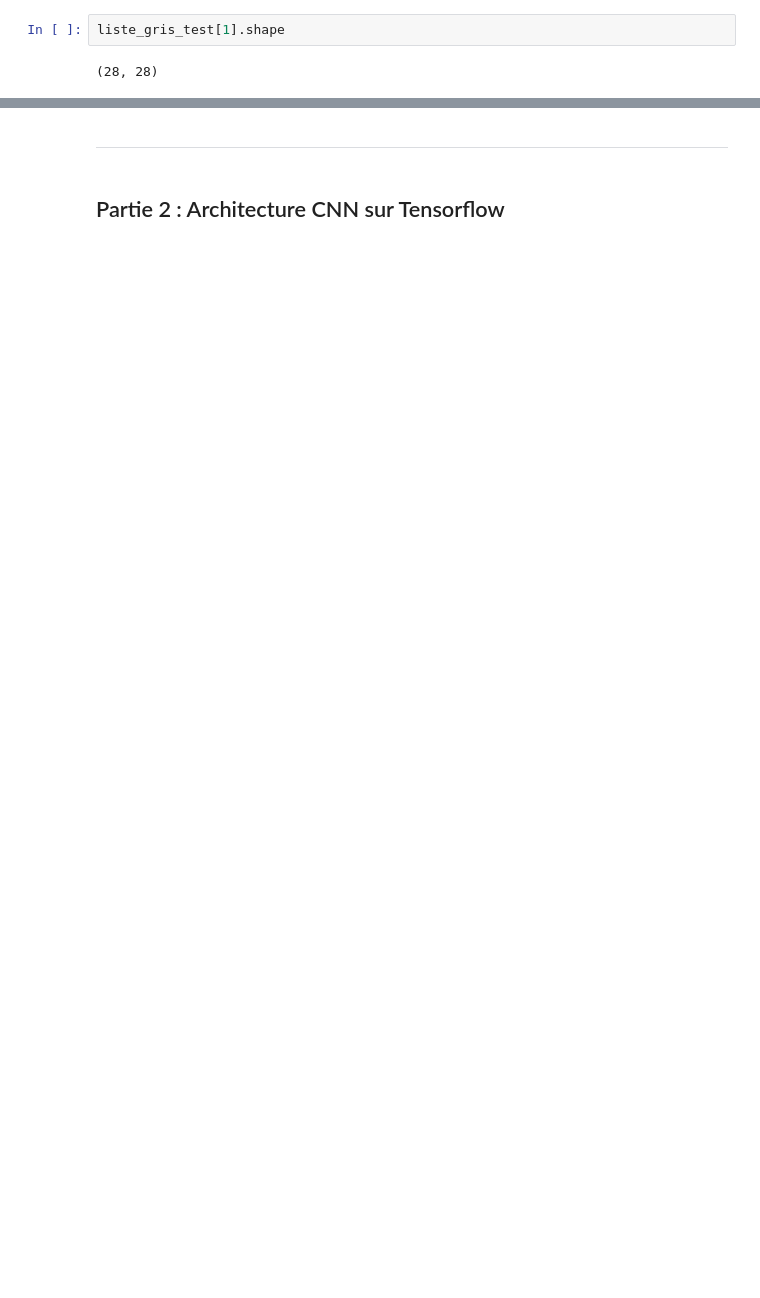
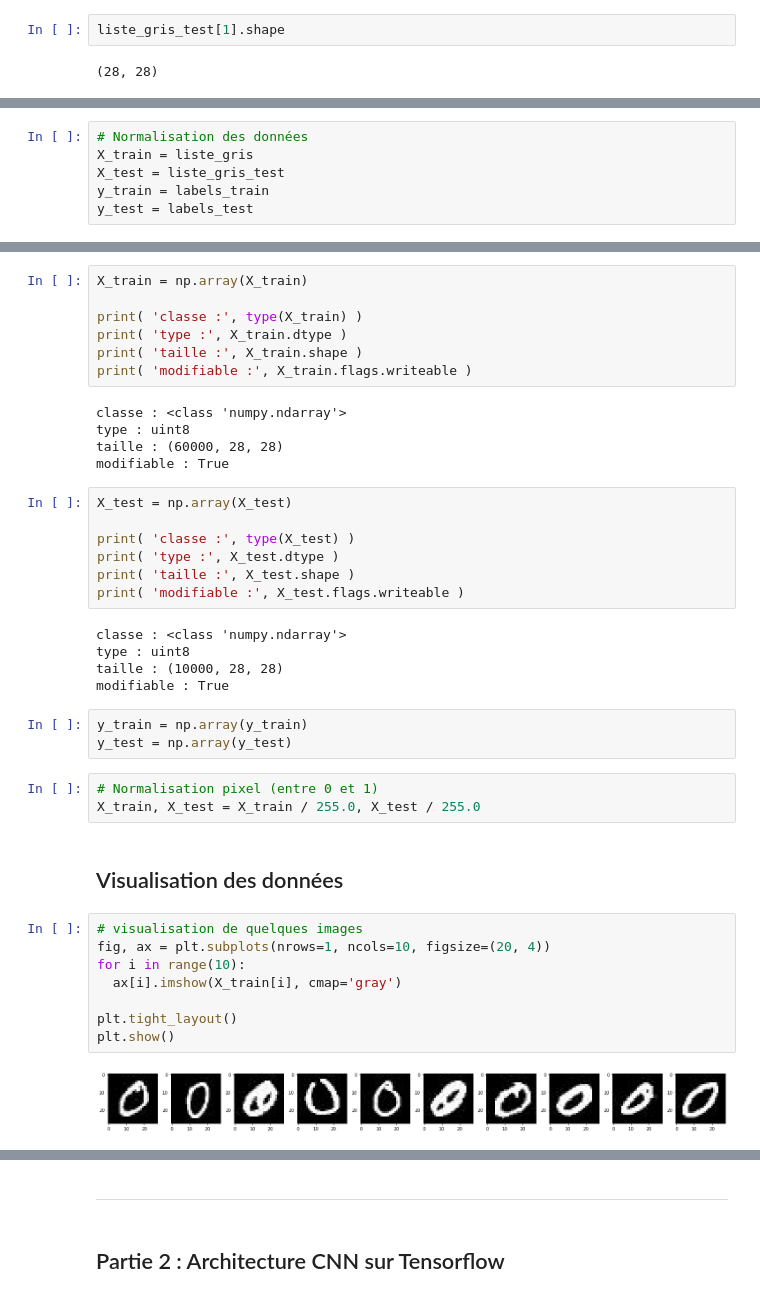
Before and after one commit to BertrandBorel/Projet_12_Classification_manuscrite, a Jupyter notebook: Classification_chiffres_manuscrits.ipynb, the cells around one changed output, grey strips where cells are left out. Drawn from its saved outputs; the diff is of its cells as text; blank space fills up the shorter version.

```diff
--- a/Classification_chiffres_manuscrits.ipynb
+++ b/Classification_chiffres_manuscrits.ipynb
@@ -137,0 +128,6 @@ liste_gris_test[1].shape
+# %%
+# Normalisation des données
+X_train = liste_gris
+X_test = liste_gris_test
+y_train = labels_train
+y_test = labels_test
@@ -137,0 +138,42 @@ liste_gris_test[1].shape
+# %%
+X_train = np.array(X_train)
+
+print( 'classe :', type(X_train) )
+print( 'type :', X_train.dtype )
+print( 'taille :', X_train.shape )
+print( 'modifiable :', X_train.flags.writeable )
+# %% [output]
+classe : <class 'numpy.ndarray'>
+type : uint8
+taille : (60000, 28, 28)
+modifiable : True
+# %%
+X_test = np.array(X_test)
+
+print( 'classe :', type(X_test) )
+print( 'type :', X_test.dtype )
+print( 'taille :', X_test.shape )
+print( 'modifiable :', X_test.flags.writeable )
+# %% [output]
+classe : <class 'numpy.ndarray'>
+type : uint8
+taille : (10000, 28, 28)
+modifiable : True
+# %%
+y_train = np.array(y_train)
+y_test = np.array(y_test)
+# %%
+# Normalisation pixel (entre 0 et 1)
+X_train, X_test = X_train / 255.0, X_test / 255.0
+# %% [markdown]
+## Visualisation des données
+# %%
+# visualisation de quelques images
+fig, ax = plt.subplots(nrows=1, ncols=10, figsize=(20, 4))
+for i in range(10):
+  ax[i].imshow(X_train[i], cmap='gray')
+
+plt.tight_layout()
+plt.show()
+# %% [output]
+[figure, added]
```
Also changed, not shown: parts of 29 cells of this notebook.
